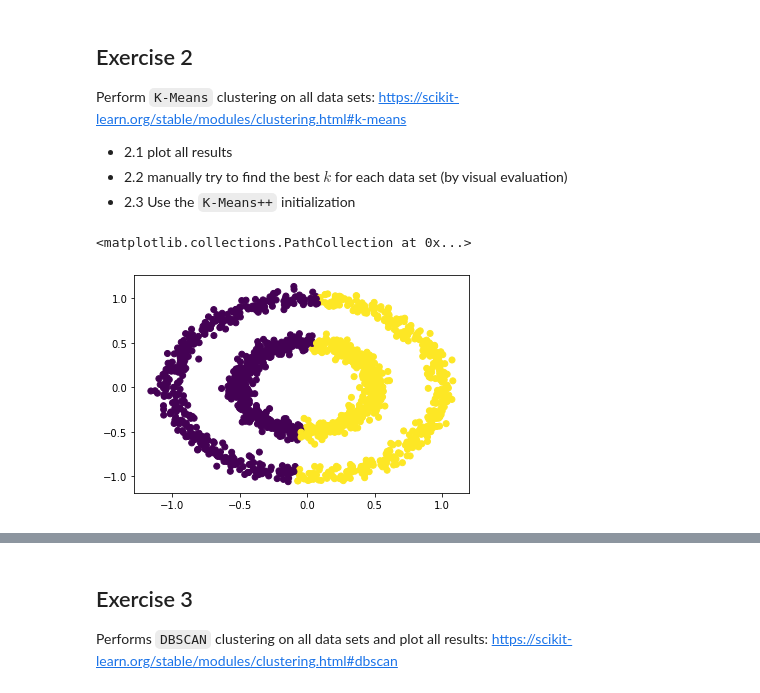
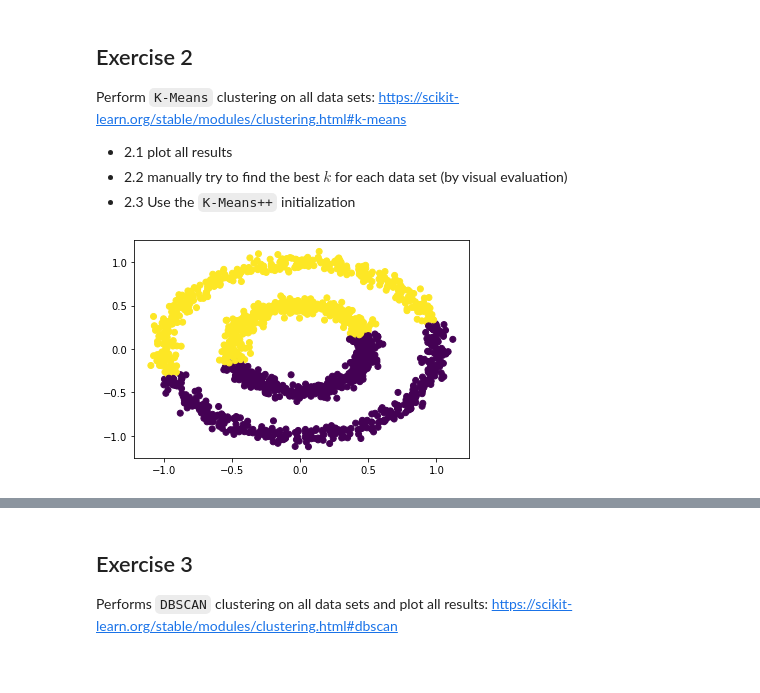
Before and after one commit to apfoertn/DataScienceSS20, a Jupyter notebook: Exercises/4_g_Clustering_I.ipynb, the cells around one changed output, grey strips where cells are left out. Drawn from its saved outputs; the diff is of its cells as text; code cells hidden in the pictures.

```diff
--- a/Exercises/4_g_Clustering_I.ipynb
+++ b/Exercises/4_g_Clustering_I.ipynb
@@ -99,11 +67,10 @@ from sklearn.cluster import KMeans
 # %%
 Ameans = KMeans(n_clusters=2, random_state=0)
 Ameans.fit(A)
-Ameans.predict(A)
-plt.scatter(A[:,0],A[:,1],c=Ameans.predict(A))
+plt.scatter(A[:,0],A[:,1],c=Ameans.labels_)
+plt.show()
 # %% [output]
-<matplotlib.collections.PathCollection at 0x...>
-[figure, old version]
+[figure, new version]
 # %%
 Ameans.fit(B)
 Ameans.predict(B)
```
Also changed, not shown: parts of 21 cells of this notebook, 1 other file.
